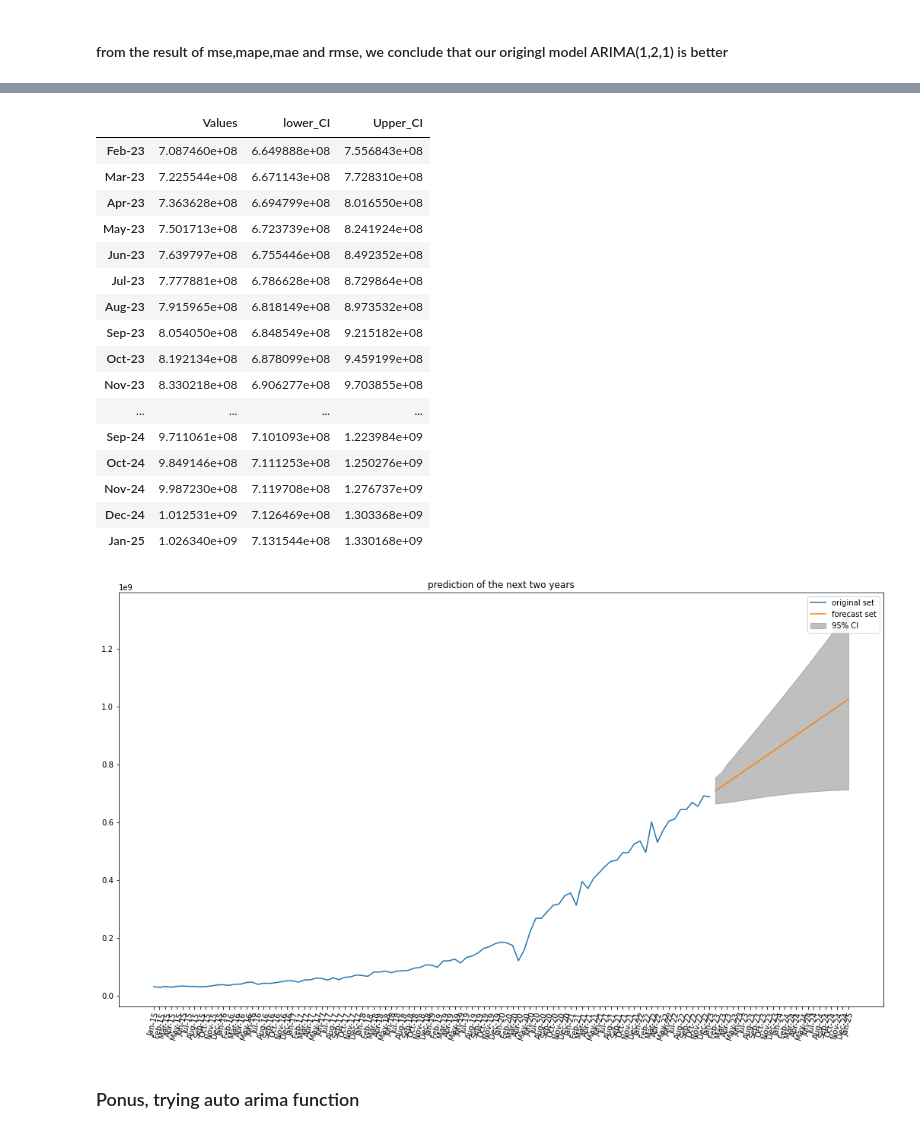
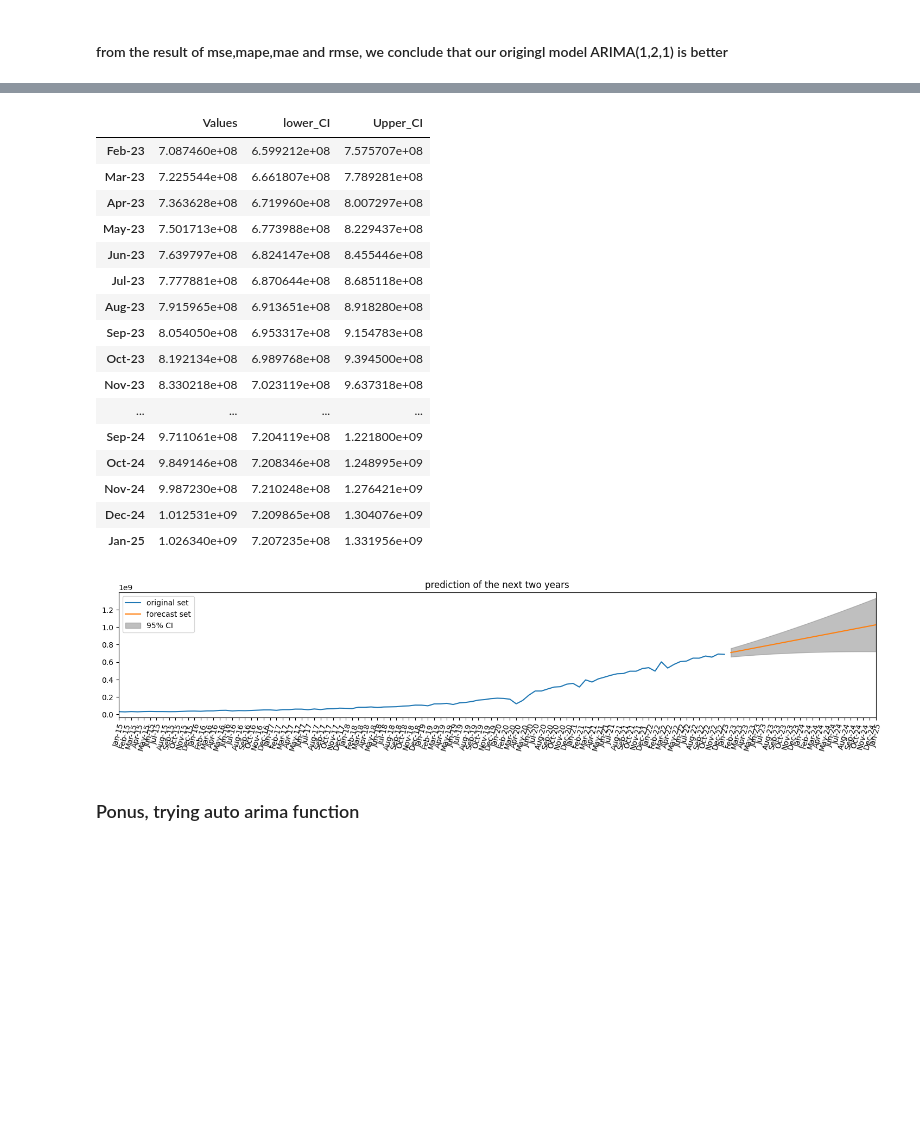
Before and after one commit to NawafR/Time_Series_ARIMA, a Jupyter notebook: final_graduation_Project_.ipynb, the cells around one changed output, grey strips where cells are left out. Drawn from its saved outputs; the diff is of its cells as text; code cells hidden in the pictures; blank space fills up the shorter version.

```diff
--- a/final_graduation_Project_.ipynb
+++ b/final_graduation_Project_.ipynb
@@ -18,7 +18,7 @@ from sklearn.metrics import mean_absolute_error, mean_absolute_percentage_error,
 from statsmodels.graphics.tsaplots import plot_acf, plot_pacf
 from pmdarima.arima import auto_arima
 # %%
-POS = pd.read_csv('/Users/nawaf/Desktop/graduation project/POS_monthly_2023.csv',index_col='Date', parse_dates=True)
+POS = pd.read_csv('C:/Users/althy/Desktop/Final_Graduation_Project-main/POS_monthly_2023.csv',index_col='Date', parse_dates=True)
 # %%
 POS = pd.DataFrame(POS)
 # %% [markdown]
@@ -274,35 +294,37 @@ forecast_CI = pd.concat([forecast, CI], axis=1)
 forecast_CI
 # %% [output]
 |  | Values | lower_CI | Upper_CI |
-| Feb-23 | 7.087460e+08 | 6.649888e+08 | 7.556843e+08 |
-| Mar-23 | 7.225544e+08 | 6.671143e+08 | 7.728310e+08 |
-| Apr-23 | 7.363628e+08 | 6.694799e+08 | 8.016550e+08 |
-| May-23 | 7.501713e+08 | 6.723739e+08 | 8.241924e+08 |
-| Jun-23 | 7.639797e+08 | 6.755446e+08 | 8.492352e+08 |
-| Jul-23 | 7.777881e+08 | 6.786628e+08 | 8.729864e+08 |
-| Aug-23 | 7.915965e+08 | 6.818149e+08 | 8.973532e+08 |
-| Sep-23 | 8.054050e+08 | 6.848549e+08 | 9.215182e+08 |
-| Oct-23 | 8.192134e+08 | 6.878099e+08 | 9.459199e+08 |
-| Nov-23 | 8.330218e+08 | 6.906277e+08 | 9.703855e+08 |
+| Feb-23 | 7.087460e+08 | 6.599212e+08 | 7.575707e+08 |
+| Mar-23 | 7.225544e+08 | 6.661807e+08 | 7.789281e+08 |
+| Apr-23 | 7.363628e+08 | 6.719960e+08 | 8.007297e+08 |
+| May-23 | 7.501713e+08 | 6.773988e+08 | 8.229437e+08 |
+| Jun-23 | 7.639797e+08 | 6.824147e+08 | 8.455446e+08 |
+| Jul-23 | 7.777881e+08 | 6.870644e+08 | 8.685118e+08 |
+| Aug-23 | 7.915965e+08 | 6.913651e+08 | 8.918280e+08 |
+| Sep-23 | 8.054050e+08 | 6.953317e+08 | 9.154783e+08 |
+| Oct-23 | 8.192134e+08 | 6.989768e+08 | 9.394500e+08 |
+| Nov-23 | 8.330218e+08 | 7.023119e+08 | 9.637318e+08 |
 | ... | ... | ... | ... |
-| Sep-24 | 9.711061e+08 | 7.101093e+08 | 1.223984e+09 |
-| Oct-24 | 9.849146e+08 | 7.111253e+08 | 1.250276e+09 |
-| Nov-24 | 9.987230e+08 | 7.119708e+08 | 1.276737e+09 |
-| Dec-24 | 1.012531e+09 | 7.126469e+08 | 1.303368e+09 |
-| Jan-25 | 1.026340e+09 | 7.131544e+08 | 1.330168e+09 |
+| Sep-24 | 9.711061e+08 | 7.204119e+08 | 1.221800e+09 |
+| Oct-24 | 9.849146e+08 | 7.208346e+08 | 1.248995e+09 |
+| Nov-24 | 9.987230e+08 | 7.210248e+08 | 1.276421e+09 |
+| Dec-24 | 1.012531e+09 | 7.209865e+08 | 1.304076e+09 |
+| Jan-25 | 1.026340e+09 | 7.207235e+08 | 1.331956e+09 |
 # %%
 fig = plt.gcf()
-fig.set_size_inches(18, 10)
+fig.set_size_inches(18, 3)
 plt.plot(clean_POS, label = 'original set')
 plt.plot(forecast , label='forecast set')
 plt.fill_between(forecast_CI.index, forecast_CI.lower_CI, forecast_CI.Upper_CI, alpha=0.5, color='gray', label='95% CI')
+# Set x-axis limits to start from the first date in the data
+plt.xlim((clean_POS.index[0], forecast_CI.index[-1]))
 plt.xticks(rotation=75)
 plt.xticks()
 plt.legend()
 plt.title('prediction of the next two years')
 plt.show()
 # %% [output]
-[figure, old version]
+[figure, new version]
 # %% [markdown]
 <h3> Ponus, trying auto arima function
 # %%
```
Also changed, not shown: parts of 16 cells of this notebook.
